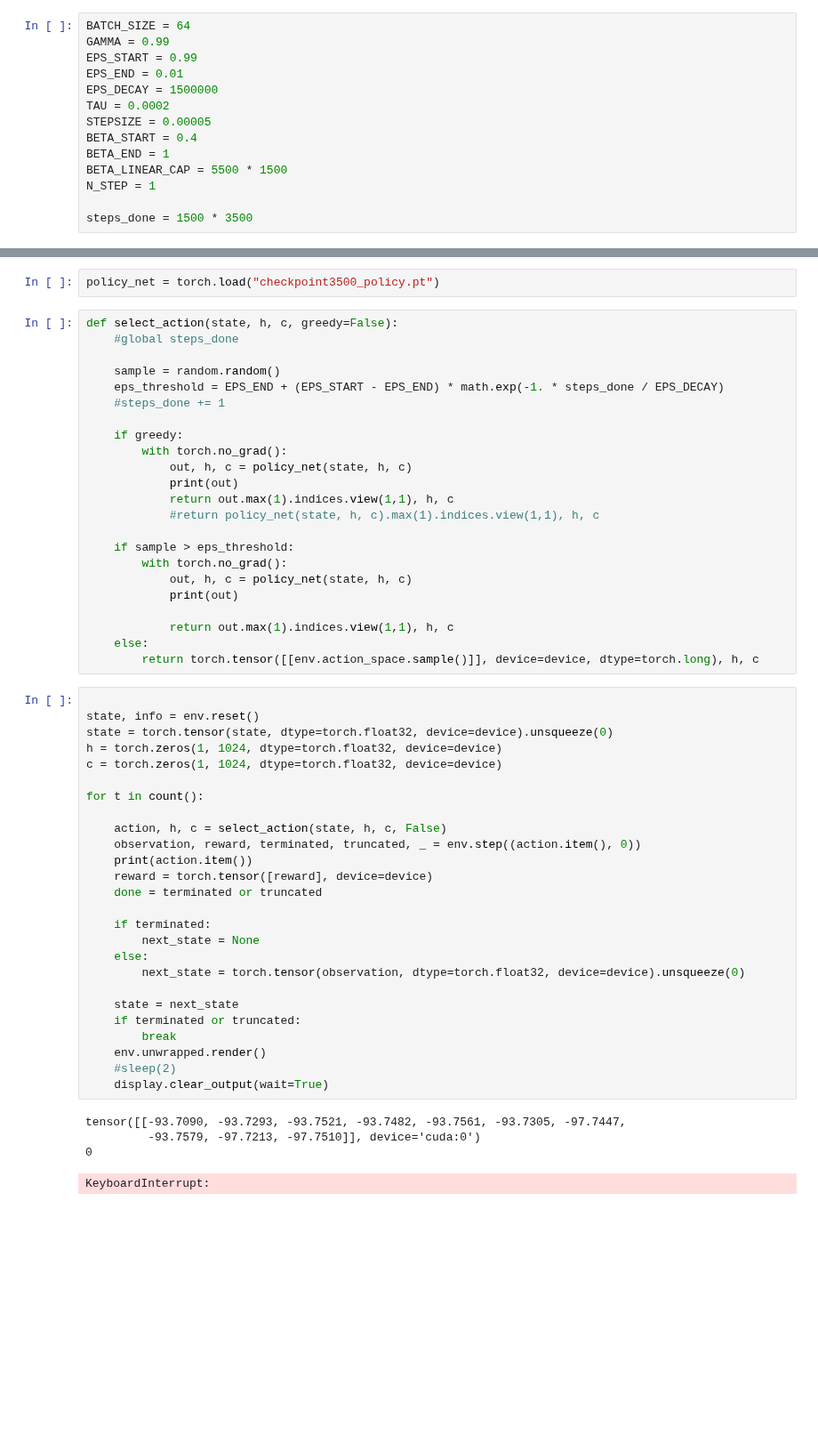
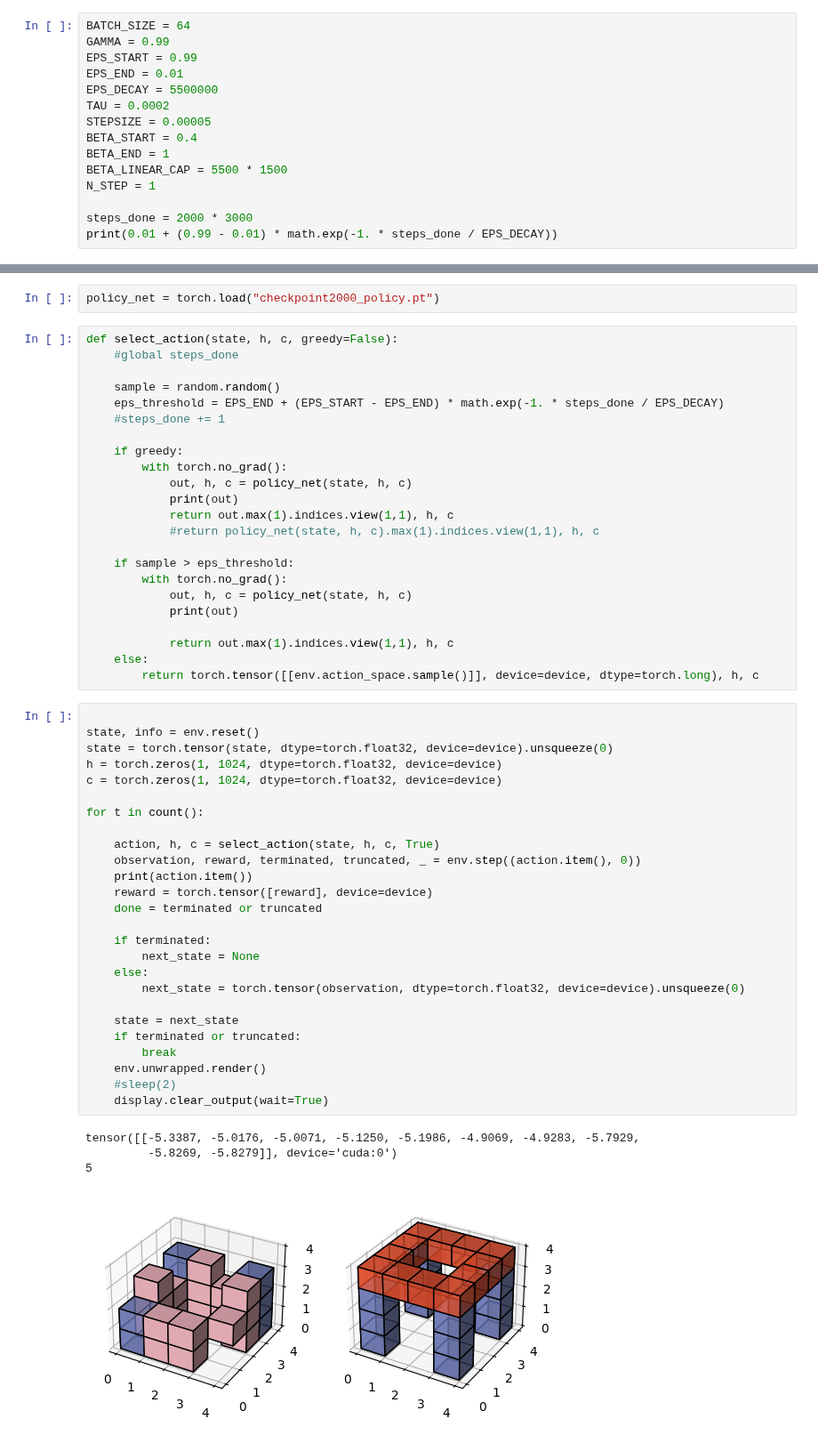
Before and after one commit to nguyen-thanh05/Deep-Reinforcement-Learning-agent-for-Construction-Project-Execution, a Jupyter notebook: benchmarks/RUN_TRAINED_AGENT.ipynb, the cells around one changed output, grey strips where cells are left out. Shown at 89% size. Cells and saved outputs as stored; diff of their text form; blank space fills up the shorter version.

```diff
--- a/benchmarks/RUN_TRAINED_AGENT.ipynb
+++ b/benchmarks/RUN_TRAINED_AGENT.ipynb
@@ -27,7 +27,7 @@ BATCH_SIZE = 64
 GAMMA = 0.99
 EPS_START = 0.99
 EPS_END = 0.01
-EPS_DECAY = 1500000
+EPS_DECAY = 5500000
 TAU = 0.0002
 STEPSIZE = 0.00005
 BETA_START = 0.4
@@ -35,4 +35,5 @@ BETA_END = 1
 BETA_LINEAR_CAP = 5500 * 1500
 N_STEP = 1
 
-steps_done = 1500 * 3500
+steps_done = 2000 * 3000
+print(0.01 + (0.99 - 0.01) * math.exp(-1. * steps_done / EPS_DECAY))
@@ -78,7 +81,7 @@ env.reset()
 
 policy_net = DoubleDueling_DQN(4, n_actions).to(device)
 # %%
-policy_net = torch.load("checkpoint3500_policy.pt")
+policy_net = torch.load("checkpoint2000_policy.pt")
 # %%
 def select_action(state, h, c, greedy=False):
     #global steps_done
@@ -105,31 +108,31 @@ def select_action(state, h, c, greedy=False):
 # %%
 
 state, info = env.reset()
 state = torch.tensor(state, dtype=torch.float32, device=device).unsqueeze(0)
 h = torch.zeros(1, 1024, dtype=torch.float32, device=device)
 c = torch.zeros(1, 1024, dtype=torch.float32, device=device)
 
 for t in count():
 
-    action, h, c = select_action(state, h, c, False)
+    action, h, c = select_action(state, h, c, True)
     observation, reward, terminated, truncated, _ = env.step((action.item(), 0))
     print(action.item())
     reward = torch.tensor([reward], device=device)
     done = terminated or truncated
 
     if terminated:
         next_state = None
     else:
         next_state = torch.tensor(observation, dtype=torch.float32, device=device).unsqueeze(0)
 
     state = next_state
     if terminated or truncated:
         break
     env.unwrapped.render()
     #sleep(2)
     display.clear_output(wait=True)
 # %% [output]
-tensor([[-93.7090, -93.7293, -93.7521, -93.7482, -93.7561, -93.7305, -97.7447,
-         -93.7579, -97.7213, -97.7510]], device='cuda:0')
-0
+tensor([[-5.3387, -5.0176, -5.0071, -5.1250, -5.1986, -4.9069, -4.9283, -5.7929,
+         -5.8269, -5.8279]], device='cuda:0')
+5
-KeyboardInterrupt:
+[figure, added]
```
Also changed, not shown: parts of 1 cell of this notebook.
